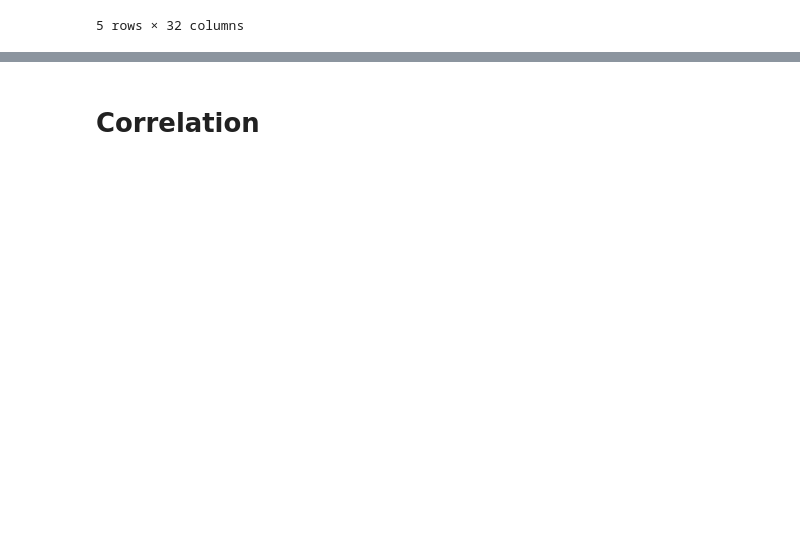
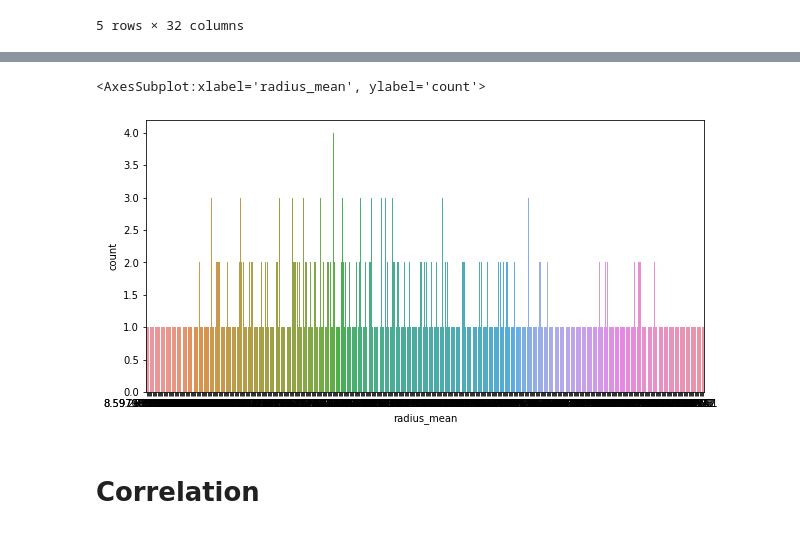
Before and after one commit to riya72/Breast, a Jupyter notebook: Breast.ipynb, the cells around one changed output, grey strips where cells are left out. Cells and saved outputs as stored; diff of their text form; code cells hidden in the pictures; blank space fills up the shorter version.

```diff
--- a/Breast.ipynb
+++ b/Breast.ipynb
@@ -334,6 +343,9 @@ sns.countplot(Breast["diagnosis1]"])
 # %%
 plt.figure(figsize=(10,5))
-sns.countplot(Breast["radius_mean"])
+sns.countplot(breast["radius_mean"])
+# %% [output]
+<AxesSubplot:xlabel='radius_mean', ylabel='count'>
+[figure, added]
 # %% [markdown]
 # Correlation
 # %%
```
Also changed, not shown: parts of 64 cells of this notebook.
